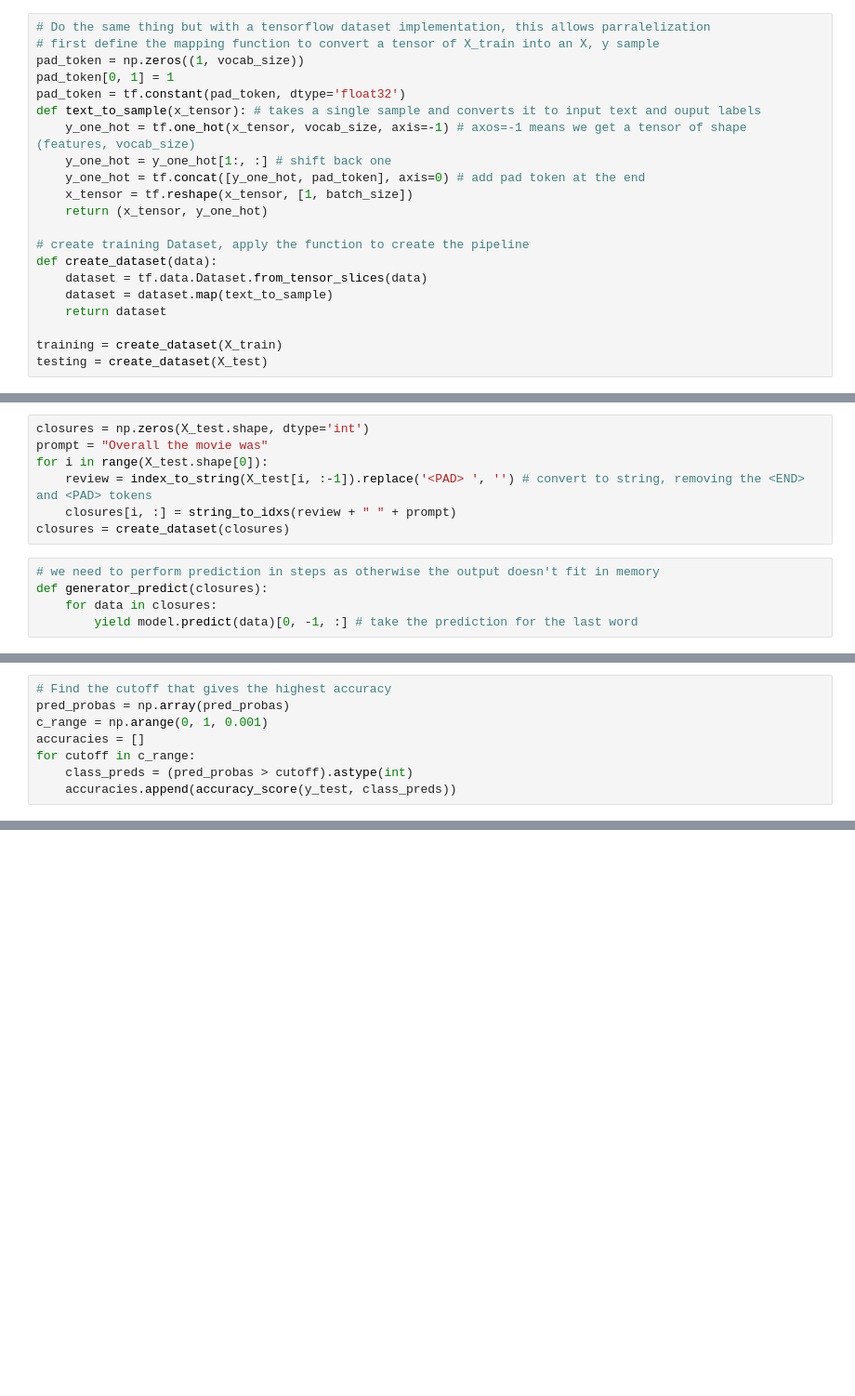
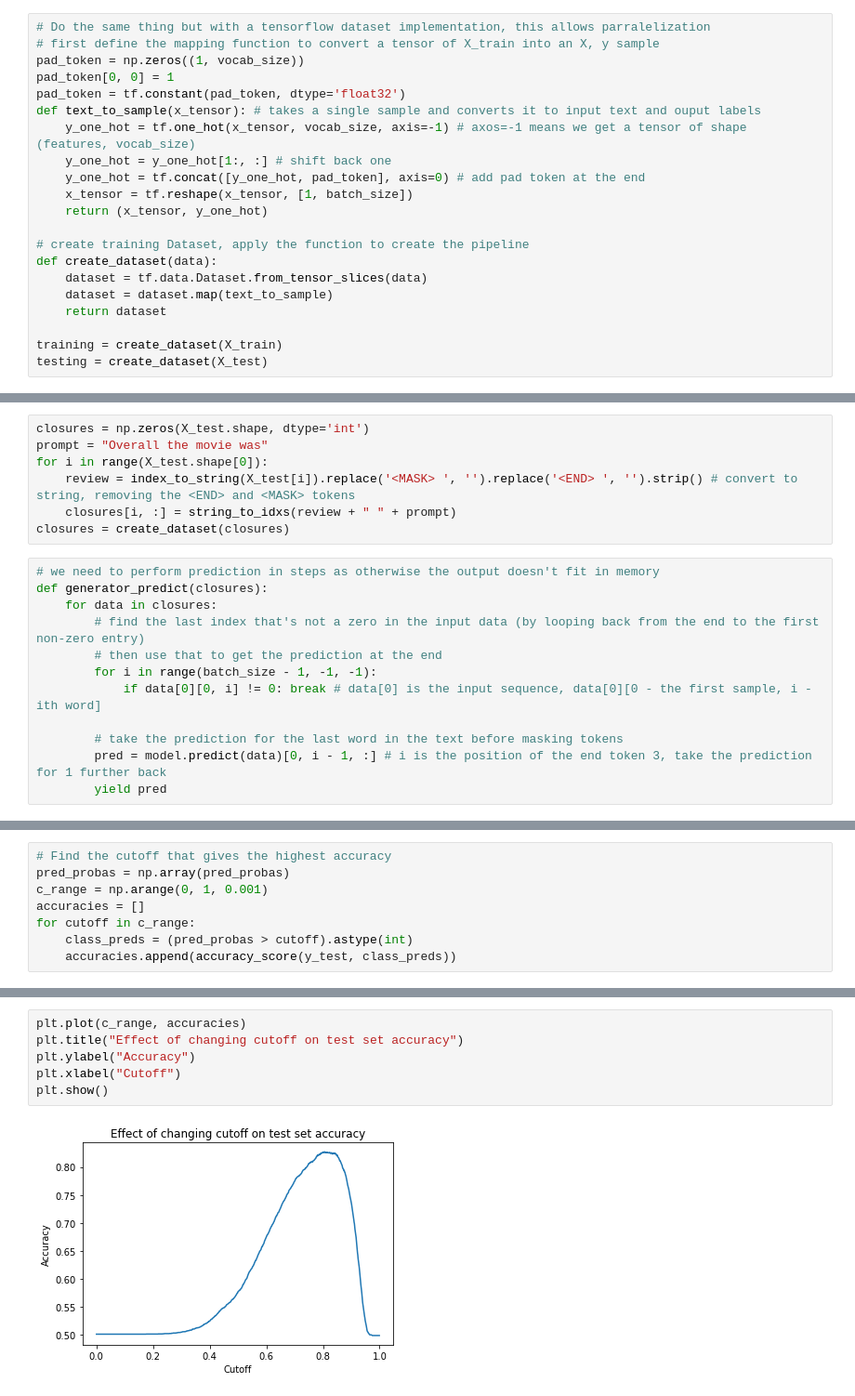
Before and after one commit to Wattsy2020/closure_learning, a Jupyter notebook: Prototype.ipynb, the cells around one changed output, grey strips where cells are left out. Shown at 93% size. Drawn from its saved outputs; the diff is of its cells as text; blank space fills up the shorter version.

Commit message:
Implement proper masking and increase model training time

```diff
--- a/Prototype.ipynb
+++ b/Prototype.ipynb
@@ -153,7 +153,7 @@ class SampleSequence(tf.keras.utils.Sequence): # extend Seqeunce so that we can
 # Do the same thing but with a tensorflow dataset implementation, this allows parralelization
 # first define the mapping function to convert a tensor of X_train into an X, y sample
 pad_token = np.zeros((1, vocab_size))
-pad_token[0, 1] = 1
+pad_token[0, 0] = 1
 pad_token = tf.constant(pad_token, dtype='float32')
 def text_to_sample(x_tensor): # takes a single sample and converts it to input text and ouput labels
     y_one_hot = tf.one_hot(x_tensor, vocab_size, axis=-1) # axos=-1 means we get a tensor of shape (features, vocab_size)
@@ -235,11 +259,18 @@ Analyse performance on the test set given by solving closure problems
 closures = np.zeros(X_test.shape, dtype='int')
 prompt = "Overall the movie was"
 for i in range(X_test.shape[0]):
-    review = index_to_string(X_test[i, :-1]).replace('<PAD> ', '') # convert to string, removing the <END> and <PAD> tokens
+    review = index_to_string(X_test[i]).replace('<MASK> ', '').replace('<END> ', '').strip() # convert to string, removing the <END> and <MASK> tokens
     closures[i, :] = string_to_idxs(review + " " + prompt)
 closures = create_dataset(closures)
-# %%
-# we need to perform prediction in steps as otherwise the output doesn't fit in memory
-def generator_predict(closures):
-    for data in closures:
-        yield model.predict(data)[0, -1, :] # take the prediction for the last word
+# %%
+# we need to perform prediction in steps as otherwise the output doesn't fit in memory
+def generator_predict(closures):
+    for data in closures:
+        # find the last index that's not a zero in the input data (by looping back from the end to the first non-zero entry)
+        # then use that to get the prediction at the end
+        for i in range(batch_size - 1, -1, -1):
+            if data[0][0, i] != 0: break # data[0] is the input sequence, data[0][0 - the first sample, i - ith word]
+
+        # take the prediction for the last word in the text before masking tokens
+        pred = model.predict(data)[0, i - 1, :] # i is the position of the end token 3, take the prediction for 1 further back
+        yield pred
@@ -266,0 +320,8 @@ plt.plot(c_range, accuracies)
+# %%
+plt.plot(c_range, accuracies)
+plt.title("Effect of changing cutoff on test set accuracy")
+plt.ylabel("Accuracy")
+plt.xlabel("Cutoff")
+plt.show()
+# %% [output]
+[figure, added]
```
Also changed, not shown: parts of 17 cells of this notebook, 1 other file.
